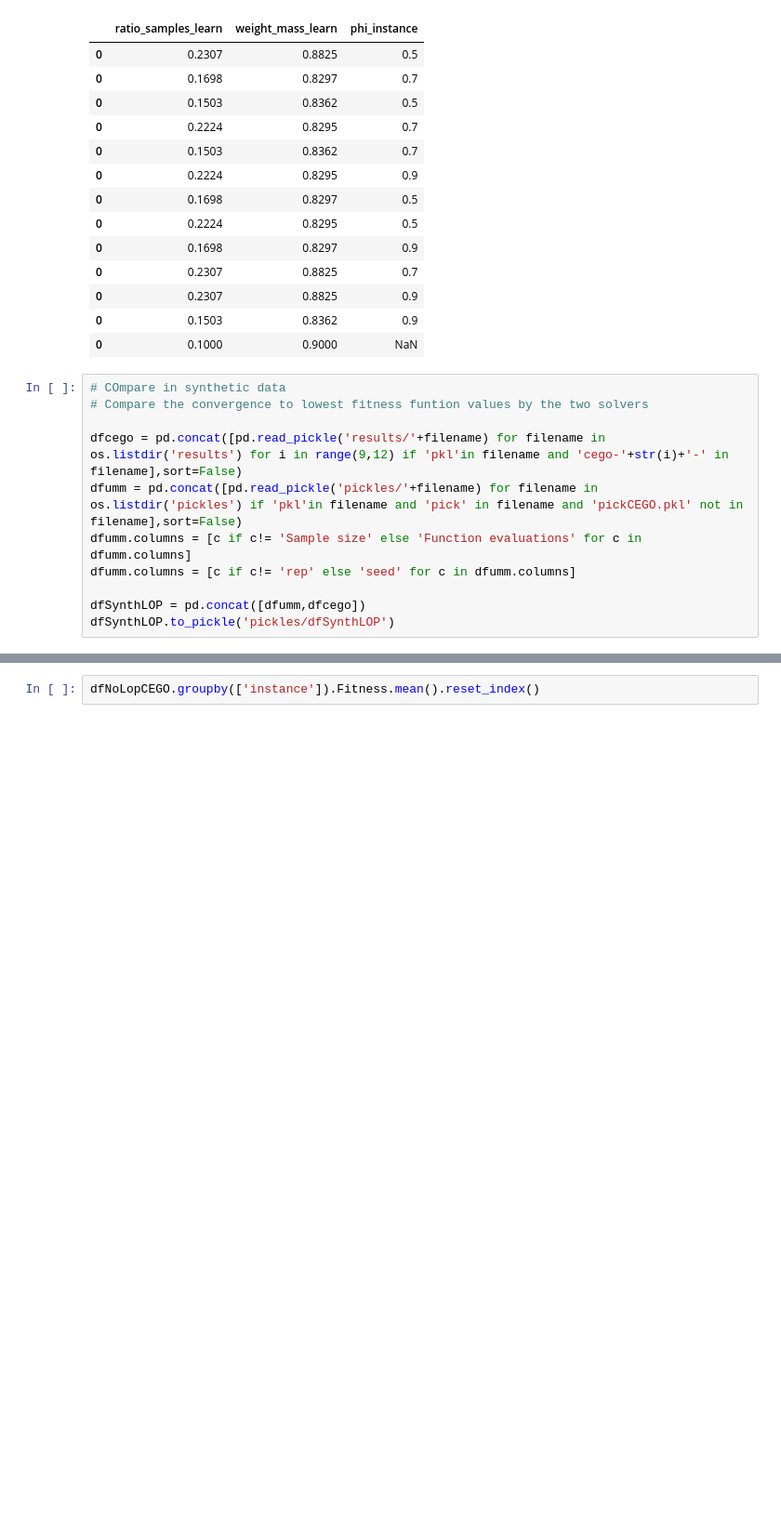
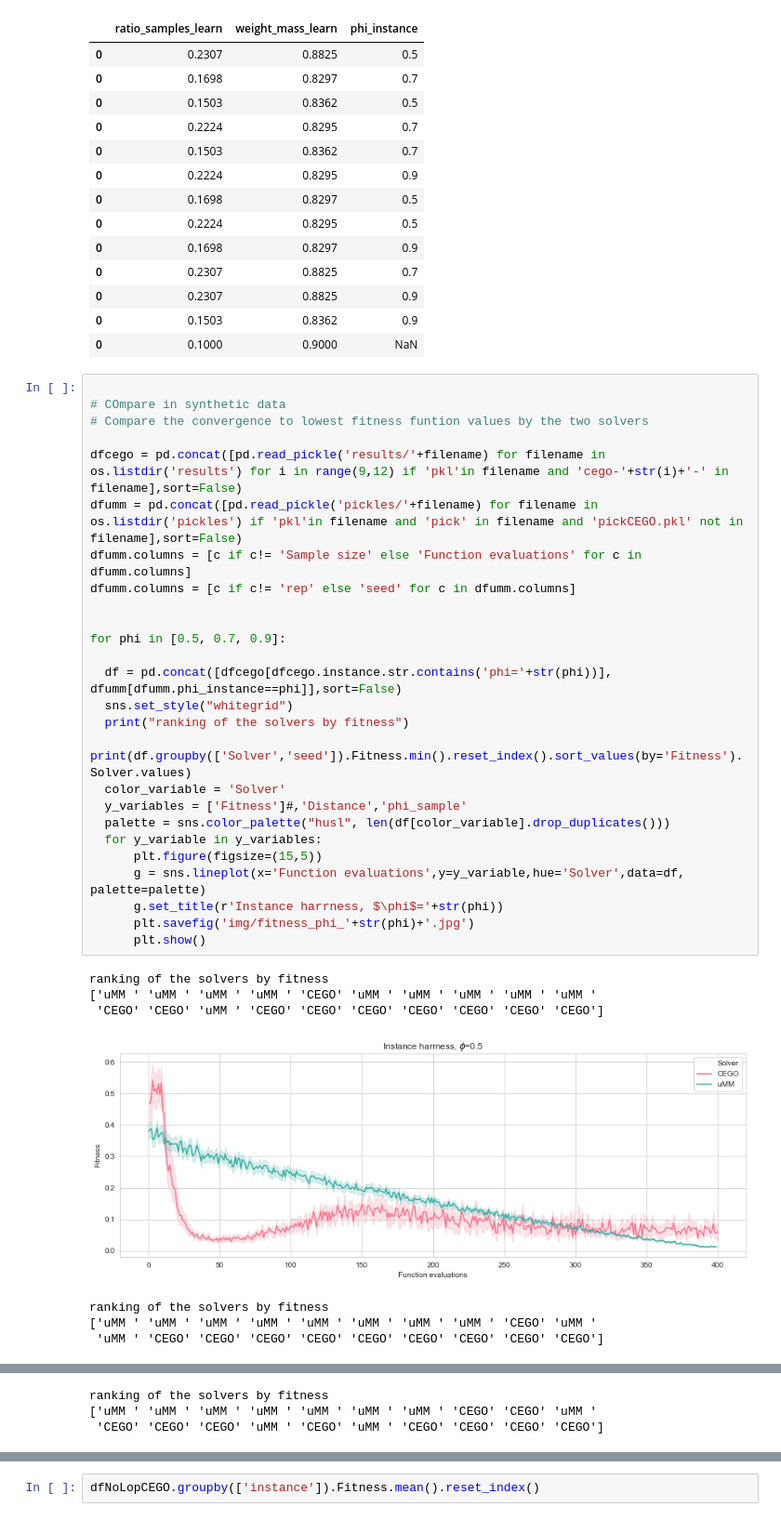
Before and after one commit to ekhiru/BB_optim, a Jupyter notebook: BB opt 2.ipynb, the cells around one changed output, grey strips where cells are left out. Shown at 93% size. Cells and saved outputs as stored; diff of their text form; blank space fills up the shorter version.

```diff
--- a/BB opt 2.ipynb
+++ b/BB opt 2.ipynb
@@ -267,13 +267,36 @@ dfumm[['ratio_samples_learn', 'weight_mass_learn','phi_instance']].drop_duplicat
 | 0 | 0.1503 | 0.8362 | 0.9 |
 | 0 | 0.1000 | 0.9000 | NaN |
 # %%
+
 # COmpare in synthetic data
 # Compare the convergence to lowest fitness funtion values by the two solvers
 
 dfcego = pd.concat([pd.read_pickle('results/'+filename) for filename in os.listdir('results') for i in range(9,12) if 'pkl'in filename and 'cego-'+str(i)+'-' in filename],sort=False)
 dfumm = pd.concat([pd.read_pickle('pickles/'+filename) for filename in os.listdir('pickles') if 'pkl'in filename and 'pick' in filename and 'pickCEGO.pkl' not in filename],sort=False)
 dfumm.columns = [c if c!= 'Sample size' else 'Function evaluations' for c in dfumm.columns]
 dfumm.columns = [c if c!= 'rep' else 'seed' for c in dfumm.columns]
 
-dfSynthLOP = pd.concat([dfumm,dfcego])
-dfSynthLOP.to_pickle('pickles/dfSynthLOP')
+
+for phi in [0.5, 0.7, 0.9]:
+
+  df = pd.concat([dfcego[dfcego.instance.str.contains('phi='+str(phi))], dfumm[dfumm.phi_instance==phi]],sort=False)
+  sns.set_style("whitegrid")
+  print("ranking of the solvers by fitness")
+  print(df.groupby(['Solver','seed']).Fitness.min().reset_index().sort_values(by='Fitness').Solver.values)
+  color_variable = 'Solver'
+  y_variables = ['Fitness']#,'Distance','phi_sample'
+  palette = sns.color_palette("husl", len(df[color_variable].drop_duplicates()))
+  for y_variable in y_variables:
+      plt.figure(figsize=(15,5))
+      g = sns.lineplot(x='Function evaluations',y=y_variable,hue='Solver',data=df, palette=palette)
+      g.set_title(r'Instance harrness, $\phi$='+str(phi))
+      plt.savefig('img/fitness_phi_'+str(phi)+'.jpg')
+      plt.show()
+# %% [output]
+ranking of the solvers by fitness
+['uMM ' 'uMM ' 'uMM ' 'uMM ' 'CEGO' 'uMM ' 'uMM ' 'uMM ' 'uMM ' 'uMM '
+ 'CEGO' 'CEGO' 'uMM ' 'CEGO' 'CEGO' 'CEGO' 'CEGO' 'CEGO' 'CEGO' 'CEGO']
+[figure, added]
+ranking of the solvers by fitness
+['uMM ' 'uMM ' 'uMM ' 'uMM ' 'uMM ' 'uMM ' 'uMM ' 'uMM ' 'CEGO' 'uMM '
+ 'uMM ' 'CEGO' 'CEGO' 'CEGO' 'CEGO' 'CEGO' 'CEGO' 'CEGO' 'CEGO' 'CEGO']
@@ -279,0 +304,3 @@ dfSynthLOP.to_pickle('pickles/dfSynthLOP')
+ranking of the solvers by fitness
+['uMM ' 'uMM ' 'uMM ' 'uMM ' 'uMM ' 'uMM ' 'uMM ' 'CEGO' 'CEGO' 'uMM '
+ 'CEGO' 'CEGO' 'CEGO' 'uMM ' 'CEGO' 'uMM ' 'CEGO' 'CEGO' 'CEGO' 'CEGO']
```
Also changed, not shown: parts of 3 cells of this notebook.
